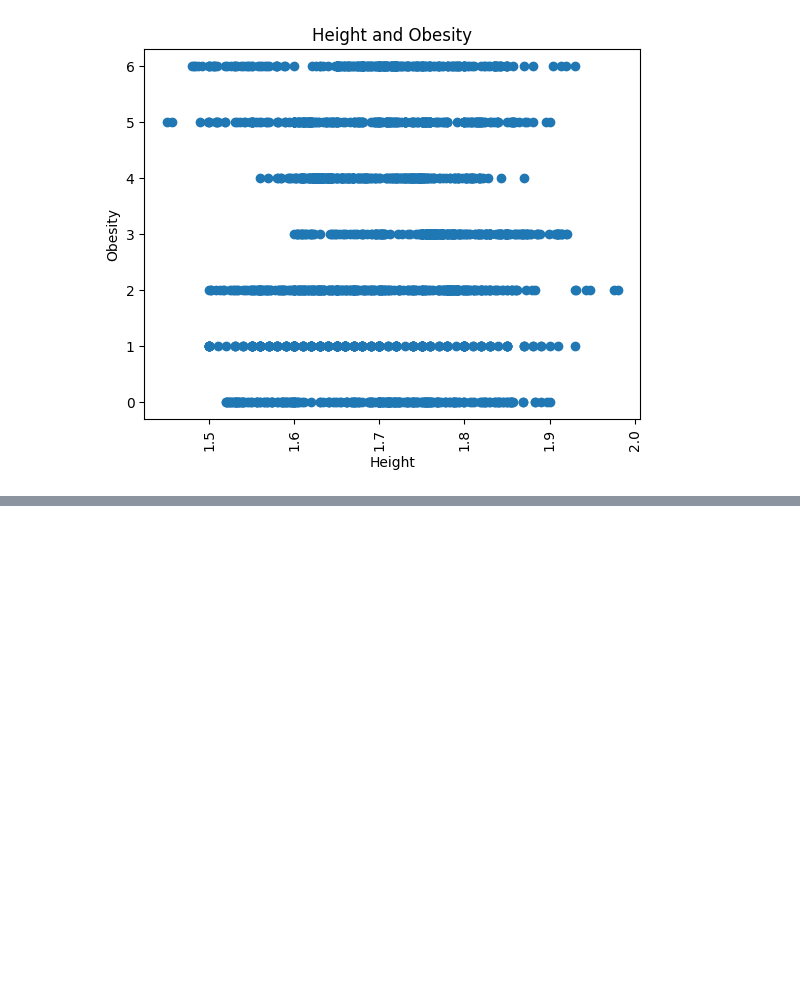
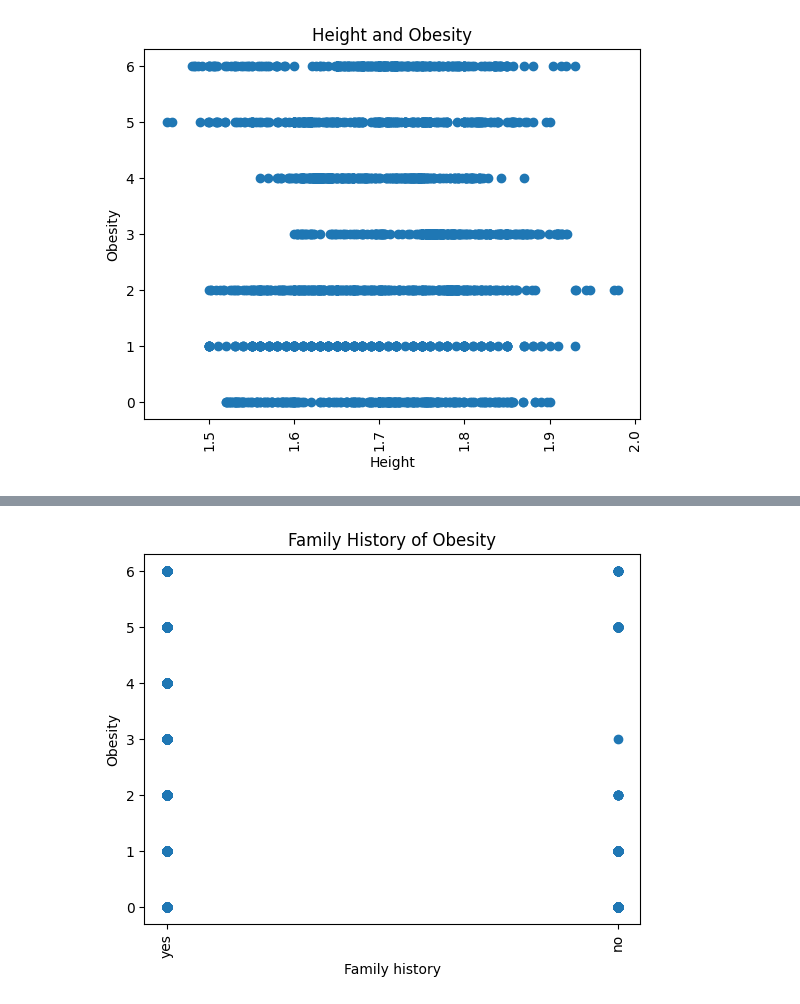
Before and after one commit to joliebao/TCS-Data-Science-Obesity, a Jupyter notebook: TCS_DataScience_Obesity.ipynb, the cells around one changed output, grey strips where cells are left out. Saved outputs shown, nothing was run; the diff lists cells and outputs as text; code cells hidden in the pictures; blank space fills up the shorter version.

Commit message:
Obesity comparison to individual variables and hypotheses

```diff
--- a/TCS_DataScience_Obesity.ipynb
+++ b/TCS_DataScience_Obesity.ipynb
@@ -349,0 +351,5 @@ make_scatter('Weight', 'Weight and Obesity', 'Weight (kg)')
+# %%
+make_scatter('family_history_with_overweight', 'Family History of Obesity', 'Family history')
+# regardless of family history, there are all types of obesity classifications
+# %% [output]
+[figure, added]
```
Also changed, not shown: parts of 30 cells of this notebook.
